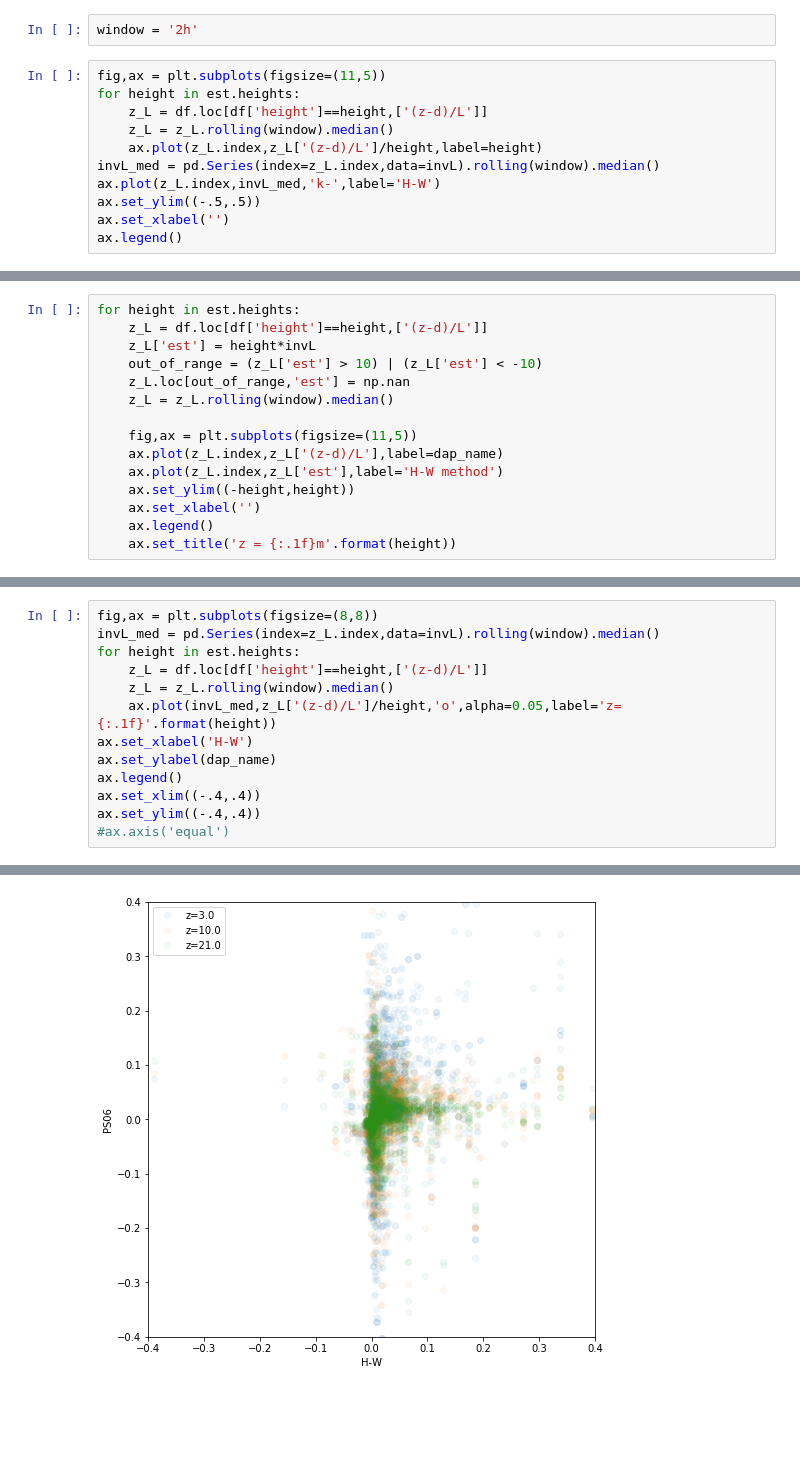
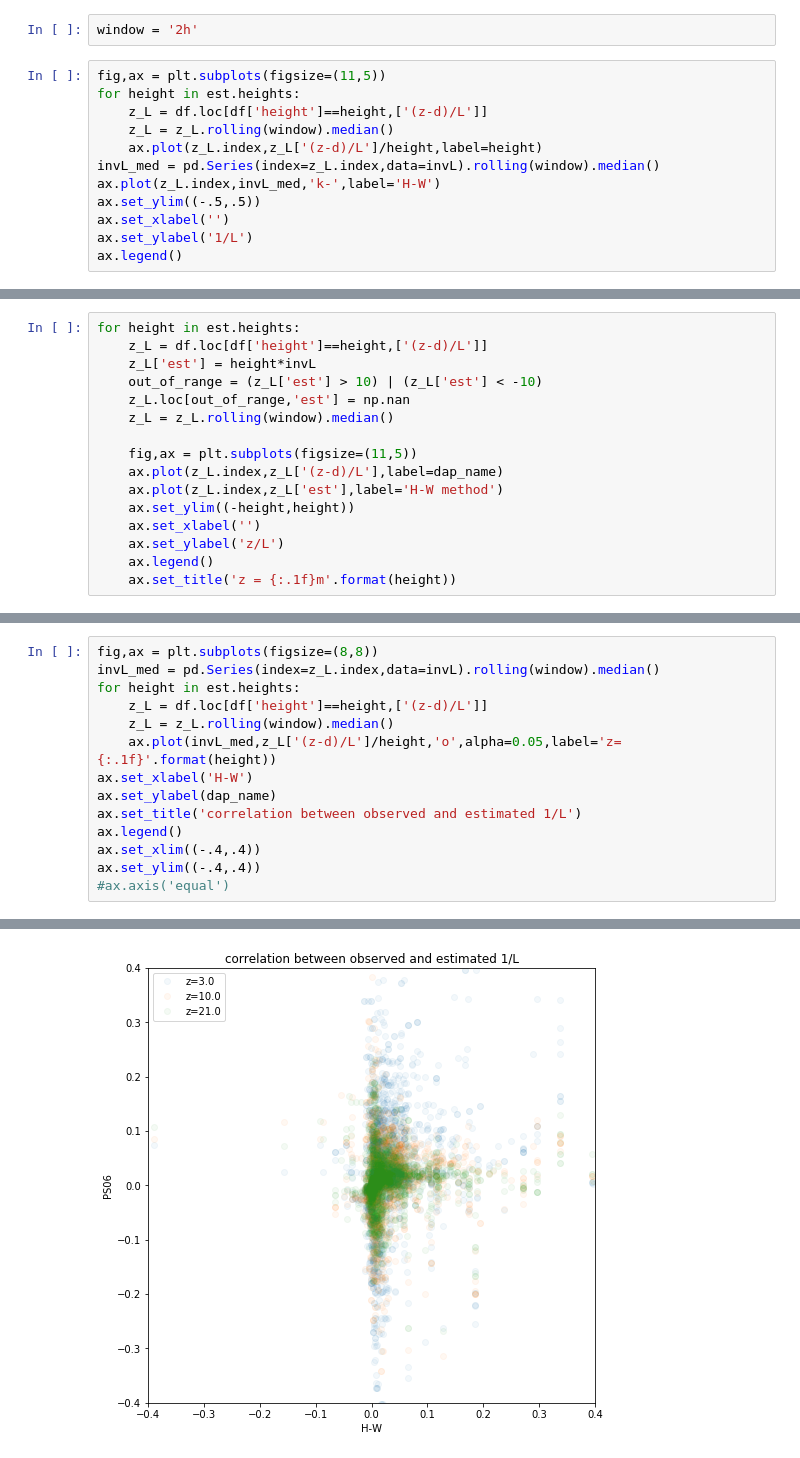
Before and after one commit to ewquon/analysis, a Jupyter notebook: wfip2/stability_analysis_Basu.ipynb, the cells around one changed output, grey strips where cells are left out. Drawn from its saved outputs; the diff is of its cells as text; blank space fills up the shorter version.

```diff
--- a/wfip2/stability_analysis_Basu.ipynb
+++ b/wfip2/stability_analysis_Basu.ipynb
@@ -105,6 +104,7 @@ invL_med = pd.Series(index=z_L.index,data=invL).rolling(window).median()
 ax.plot(z_L.index,invL_med,'k-',label='H-W')
 ax.set_ylim((-.5,.5))
 ax.set_xlabel('')
+ax.set_ylabel('1/L')
 ax.legend()
 # %% [output]
 <matplotlib.legend.Legend at 0x...>
@@ -122,6 +122,7 @@ for height in est.heights:
     ax.plot(z_L.index,z_L['est'],label='H-W method')
     ax.set_ylim((-height,height))
     ax.set_xlabel('')
+    ax.set_ylabel('z/L')
     ax.legend()
     ax.set_title('z = {:.1f}m'.format(height))
 # %% [output]
@@ -131,16 +132,17 @@ for height in est.heights:
 # %%
 fig,ax = plt.subplots(figsize=(8,8))
 invL_med = pd.Series(index=z_L.index,data=invL).rolling(window).median()
 for height in est.heights:
     z_L = df.loc[df['height']==height,['(z-d)/L']]
     z_L = z_L.rolling(window).median()
     ax.plot(invL_med,z_L['(z-d)/L']/height,'o',alpha=0.05,label='z={:.1f}'.format(height))
 ax.set_xlabel('H-W')
 ax.set_ylabel(dap_name)
+ax.set_title('correlation between observed and estimated 1/L')
 ax.legend()
 ax.set_xlim((-.4,.4))
 ax.set_ylim((-.4,.4))
 #ax.axis('equal')
 # %% [output]
 (-0.4, 0.4)
-[figure, old version]
+[figure, new version]
```
Also changed, not shown: parts of 4 cells of this notebook.
